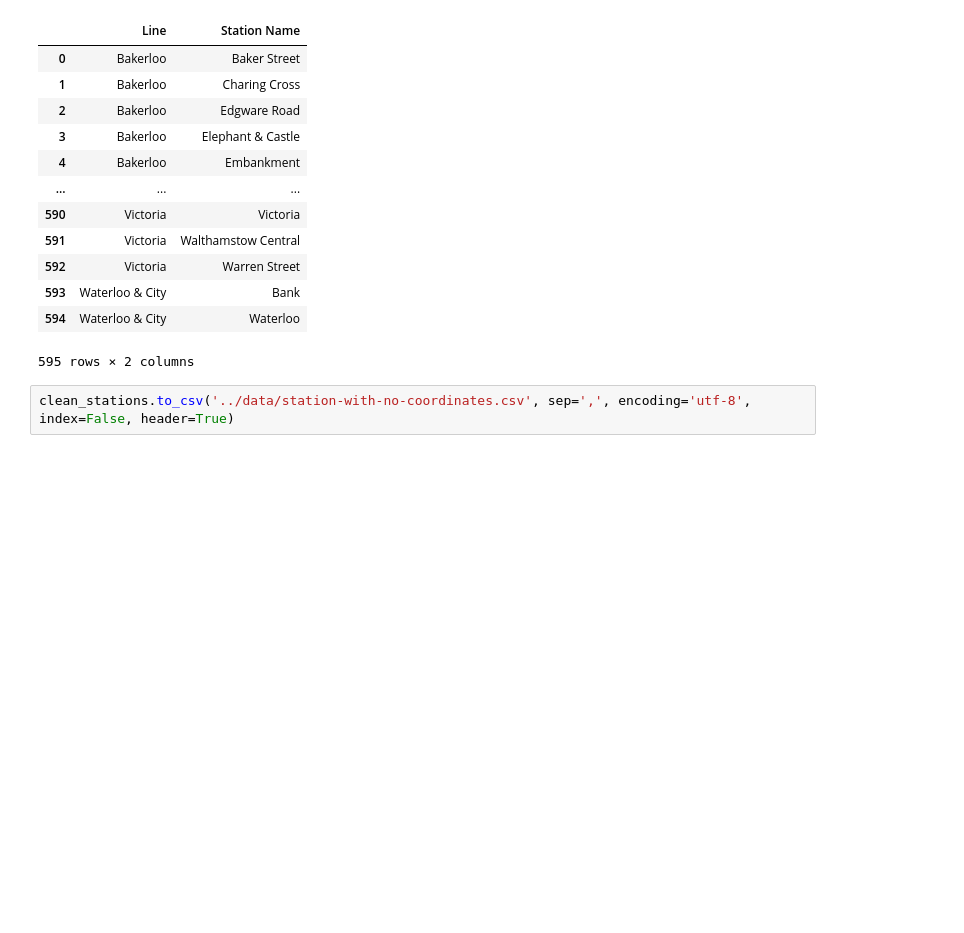
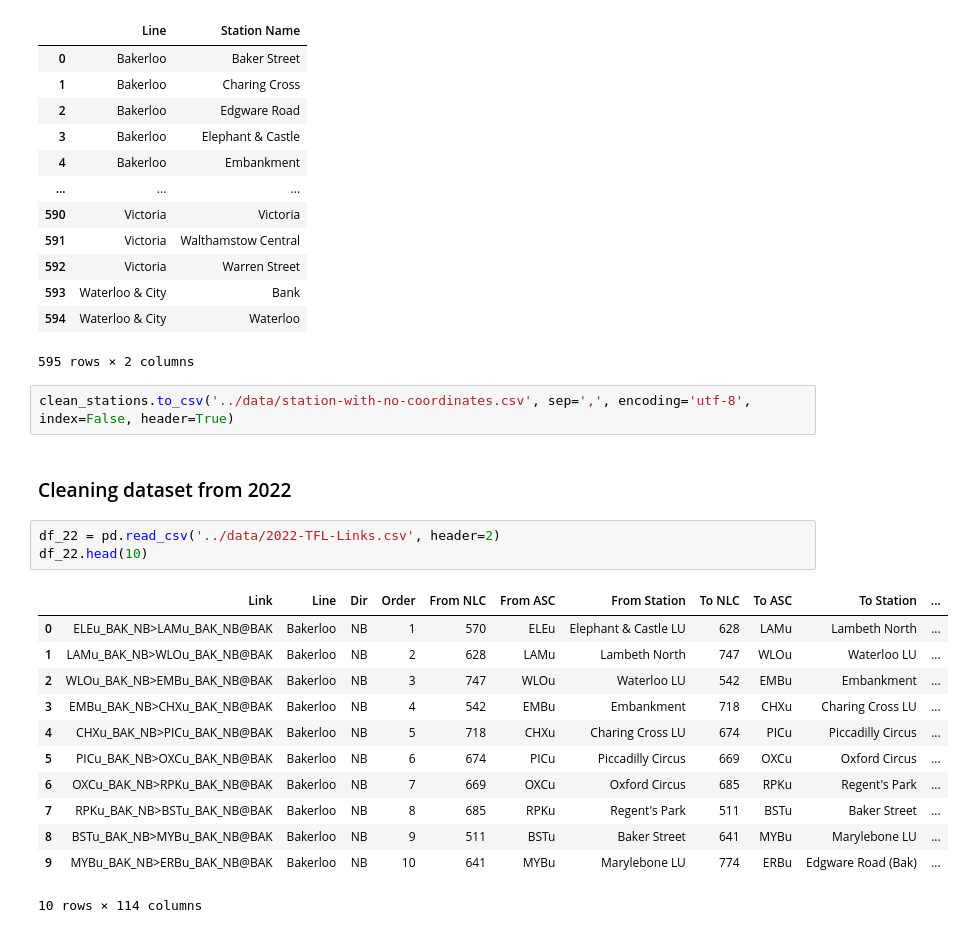
Before and after one commit to AimanxxAnsari/analysis-of-tfl-data, a Jupyter notebook: python-notebooks/draft-data-cleaning.ipynb, the cells around one changed output. Saved outputs shown, nothing was run; the diff lists cells and outputs as text; blank space fills up the shorter version.

```diff
--- a/python-notebooks/draft-data-cleaning.ipynb
+++ b/python-notebooks/draft-data-cleaning.ipynb
@@ -72,3 +71,21 @@ clean_stations
 595 rows × 2 columns
 # %%
 clean_stations.to_csv('../data/station-with-no-coordinates.csv', sep=',', encoding='utf-8', index=False, header=True)
+# %% [markdown]
+### Cleaning dataset from 2022
+# %%
+df_22 = pd.read_csv('../data/2022-TFL-Links.csv', header=2)
+df_22.head(10)
+# %% [output]
+|  | Link | Line | Dir | Order | From NLC | From ASC | From Station | To NLC | To ASC | To Station | ... |
+| 0 | ELEu_BAK_NB>LAMu_BAK_NB@BAK | Bakerloo | NB | 1 | 570 | ELEu | Elephant & Castle LU | 628 | LAMu | Lambeth North | ... |
+| 1 | LAMu_BAK_NB>WLOu_BAK_NB@BAK | Bakerloo | NB | 2 | 628 | LAMu | Lambeth North | 747 | WLOu | Waterloo LU | ... |
+| 2 | WLOu_BAK_NB>EMBu_BAK_NB@BAK | Bakerloo | NB | 3 | 747 | WLOu | Waterloo LU | 542 | EMBu | Embankment | ... |
+| 3 | EMBu_BAK_NB>CHXu_BAK_NB@BAK | Bakerloo | NB | 4 | 542 | EMBu | Embankment | 718 | CHXu | Charing Cross LU | ... |
+| 4 | CHXu_BAK_NB>PICu_BAK_NB@BAK | Bakerloo | NB | 5 | 718 | CHXu | Charing Cross LU | 674 | PICu | Piccadilly Circus | ... |
+| 5 | PICu_BAK_NB>OXCu_BAK_NB@BAK | Bakerloo | NB | 6 | 674 | PICu | Piccadilly Circus | 669 | OXCu | Oxford Circus | ... |
+| 6 | OXCu_BAK_NB>RPKu_BAK_NB@BAK | Bakerloo | NB | 7 | 669 | OXCu | Oxford Circus | 685 | RPKu | Regent's Park | ... |
+| 7 | RPKu_BAK_NB>BSTu_BAK_NB@BAK | Bakerloo | NB | 8 | 685 | RPKu | Regent's Park | 511 | BSTu | Baker Street | ... |
+| 8 | BSTu_BAK_NB>MYBu_BAK_NB@BAK | Bakerloo | NB | 9 | 511 | BSTu | Baker Street | 641 | MYBu | Marylebone LU | ... |
+| 9 | MYBu_BAK_NB>ERBu_BAK_NB@BAK | Bakerloo | NB | 10 | 641 | MYBu | Marylebone LU | 774 | ERBu | Edgware Road (Bak) | ... |
+10 rows × 114 columns
```
Also changed, not shown: parts of 13 cells of this notebook, 4 other files.
